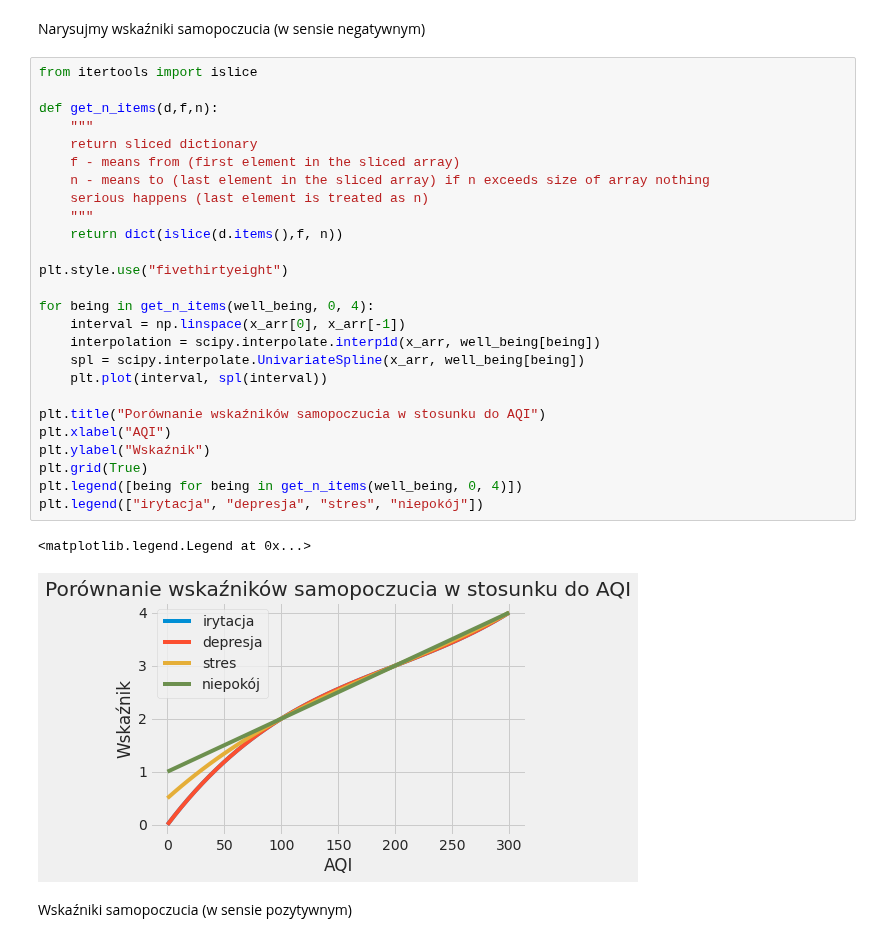
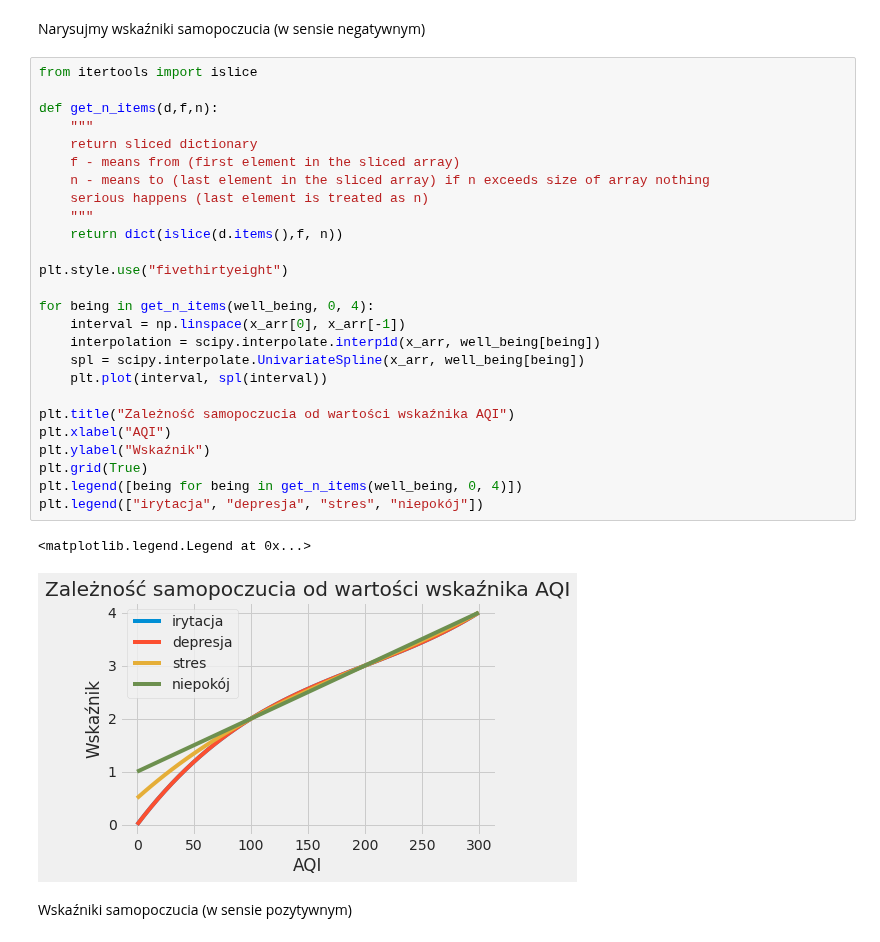
Before and after one commit to PrzemyslawSarnacki/AirQualityPrediction, a Jupyter notebook: well_being_analysis.ipynb, the cells around one changed output. Drawn from its saved outputs; the diff is of its cells as text.

Commit message:
Updated charts

```diff
--- a/well_being_analysis.ipynb
+++ b/well_being_analysis.ipynb
@@ -121,32 +121,32 @@ Narysujmy wskaźniki samopoczucia (w sensie  negatywnym)
 # %%
 from itertools import islice
 
 def get_n_items(d,f,n):
     """
     return sliced dictionary
     f - means from (first element in the sliced array)
     n - means to (last element in the sliced array) if n exceeds size of array nothing
     serious happens (last element is treated as n)
     """
     return dict(islice(d.items(),f, n))
 
 plt.style.use("fivethirtyeight")
 
 for being in get_n_items(well_being, 0, 4):
     interval = np.linspace(x_arr[0], x_arr[-1])
     interpolation = scipy.interpolate.interp1d(x_arr, well_being[being])
     spl = scipy.interpolate.UnivariateSpline(x_arr, well_being[being])
     plt.plot(interval, spl(interval))
 
-plt.title("Porównanie wskaźników samopoczucia w stosunku do AQI")
+plt.title("Zależność samopoczucia od wartości wskaźnika AQI")
 plt.xlabel("AQI")
 plt.ylabel("Wskaźnik")
 plt.grid(True)
 plt.legend([being for being in get_n_items(well_being, 0, 4)])
 plt.legend(["irytacja", "depresja", "stres", "niepokój"])
 # %% [output]
 <matplotlib.legend.Legend at 0x...>
-[figure, old version]
+[figure, new version]
 # %% [markdown]
 Wskaźniki samopoczucia (w sensie pozytywnym)
 # %%
```
Also changed, not shown: parts of 2 cells of this notebook.
